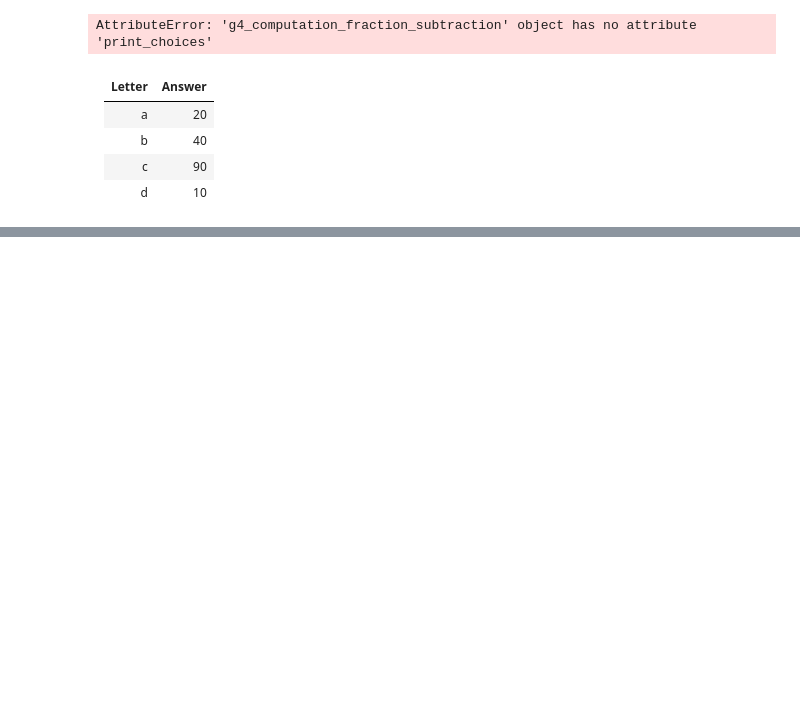
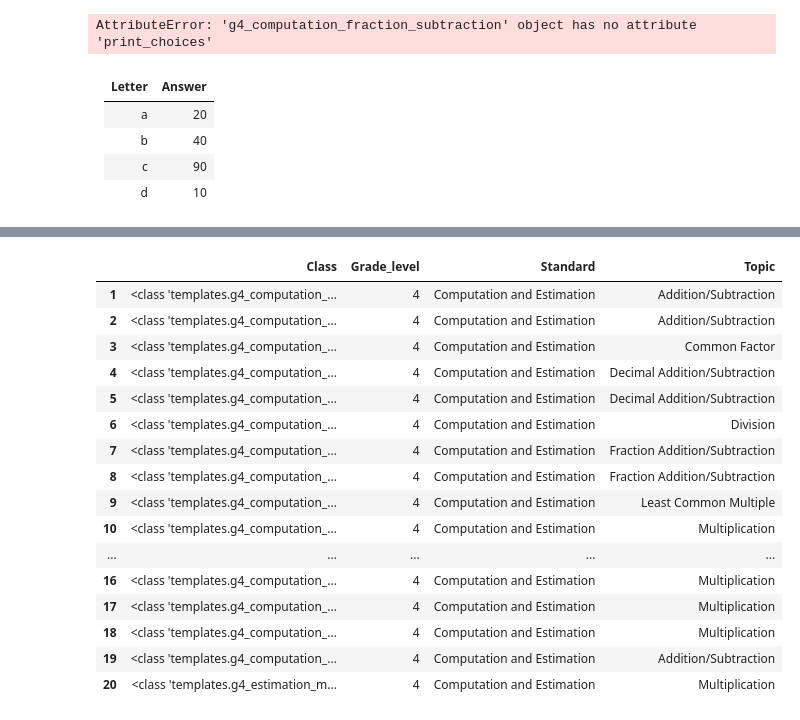
Before and after one commit to bryanchrist/solmathdashboard, a Jupyter notebook: app/Templates/testing_templates.ipynb, the cells around one changed output, grey strips where cells are left out. Drawn from its saved outputs; the diff is of its cells as text; code cells hidden in the pictures; blank space fills up the shorter version.

```diff
--- a/app/Templates/testing_templates.ipynb
+++ b/app/Templates/testing_templates.ipynb
@@ -131,3 +120,23 @@ wrong
+# %%
+df.query("Standard == 'Computation and Estimation'")
+# %% [output]
+|  | Class | Grade_level | Standard | Topic |
+| 1 | <class 'templates.g4_computation_... | 4 | Computation and Estimation | Addition/Subtraction |
+| 2 | <class 'templates.g4_computation_... | 4 | Computation and Estimation | Addition/Subtraction |
+| 3 | <class 'templates.g4_computation_... | 4 | Computation and Estimation | Common Factor |
+| 4 | <class 'templates.g4_computation_... | 4 | Computation and Estimation | Decimal Addition/Subtraction |
+| 5 | <class 'templates.g4_computation_... | 4 | Computation and Estimation | Decimal Addition/Subtraction |
+| 6 | <class 'templates.g4_computation_... | 4 | Computation and Estimation | Division |
+| 7 | <class 'templates.g4_computation_... | 4 | Computation and Estimation | Fraction Addition/Subtraction |
+| 8 | <class 'templates.g4_computation_... | 4 | Computation and Estimation | Fraction Addition/Subtraction |
+| 9 | <class 'templates.g4_computation_... | 4 | Computation and Estimation | Least Common Multiple |
+| 10 | <class 'templates.g4_computation_... | 4 | Computation and Estimation | Multiplication |
+| ... | ... | ... | ... | ... |
+| 16 | <class 'templates.g4_computation_... | 4 | Computation and Estimation | Multiplication |
+| 17 | <class 'templates.g4_computation_... | 4 | Computation and Estimation | Multiplication |
+| 18 | <class 'templates.g4_computation_... | 4 | Computation and Estimation | Multiplication |
+| 19 | <class 'templates.g4_computation_... | 4 | Computation and Estimation | Addition/Subtraction |
+| 20 | <class 'templates.g4_estimation_m... | 4 | Computation and Estimation | Multiplication |
 # %%
 def pull_question(grade_level, standard, topic, num_questions):
     classes = []
```
Also changed, not shown: parts of 18 cells of this notebook, 4 other files.
